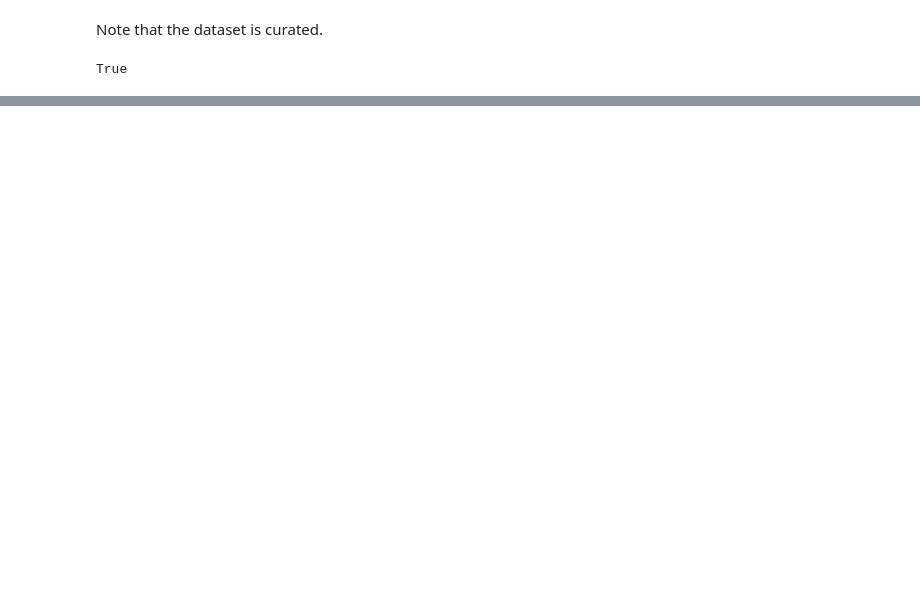
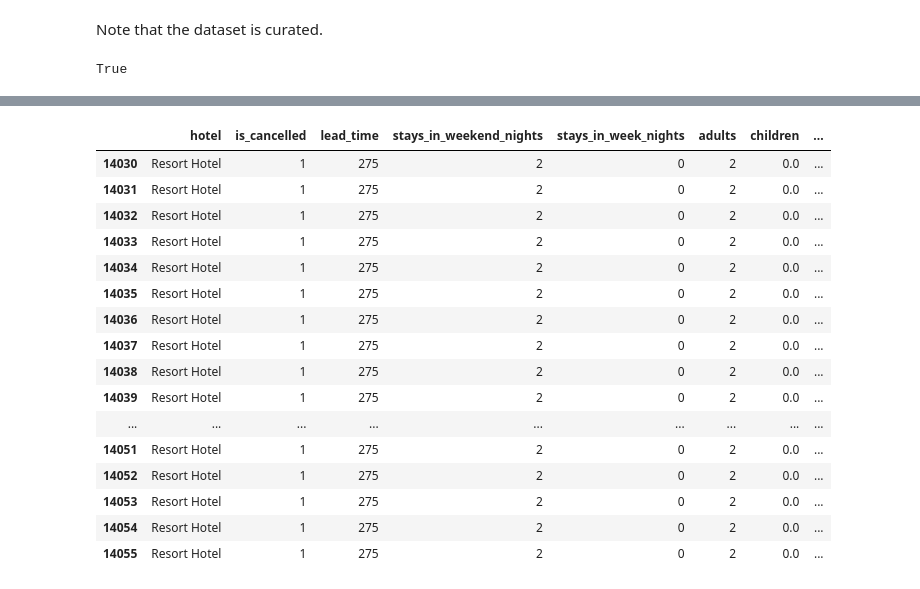
Before and after one commit to lojames/springboard-capstone-project-2, a Jupyter notebook: Capstone 2 Data Wranging.ipynb, the cells around one changed output, grey strips where cells are left out. Saved outputs shown, nothing was run; the diff lists cells and outputs as text; code cells hidden in the pictures; blank space fills up the shorter version.

```diff
--- a/Capstone 2 Data Wranging.ipynb
+++ b/Capstone 2 Data Wranging.ipynb
@@ -411,0 +574,20 @@ In the case of this dataset, faith must be placed that the id_booking has been c
+# %%
+bookings_cleaned[(bookings_cleaned['previous_cancellations']==26)]
+# %% [output]
+|  | hotel | is_cancelled | lead_time | stays_in_weekend_nights | stays_in_week_nights | adults | children | ... |
+| 14030 | Resort Hotel | 1 | 275 | 2 | 0 | 2 | 0.0 | ... |
+| 14031 | Resort Hotel | 1 | 275 | 2 | 0 | 2 | 0.0 | ... |
+| 14032 | Resort Hotel | 1 | 275 | 2 | 0 | 2 | 0.0 | ... |
+| 14033 | Resort Hotel | 1 | 275 | 2 | 0 | 2 | 0.0 | ... |
+| 14034 | Resort Hotel | 1 | 275 | 2 | 0 | 2 | 0.0 | ... |
+| 14035 | Resort Hotel | 1 | 275 | 2 | 0 | 2 | 0.0 | ... |
+| 14036 | Resort Hotel | 1 | 275 | 2 | 0 | 2 | 0.0 | ... |
+| 14037 | Resort Hotel | 1 | 275 | 2 | 0 | 2 | 0.0 | ... |
+| 14038 | Resort Hotel | 1 | 275 | 2 | 0 | 2 | 0.0 | ... |
+| 14039 | Resort Hotel | 1 | 275 | 2 | 0 | 2 | 0.0 | ... |
+| ... | ... | ... | ... | ... | ... | ... | ... | ... |
+| 14051 | Resort Hotel | 1 | 275 | 2 | 0 | 2 | 0.0 | ... |
+| 14052 | Resort Hotel | 1 | 275 | 2 | 0 | 2 | 0.0 | ... |
+| 14053 | Resort Hotel | 1 | 275 | 2 | 0 | 2 | 0.0 | ... |
+| 14054 | Resort Hotel | 1 | 275 | 2 | 0 | 2 | 0.0 | ... |
+| 14055 | Resort Hotel | 1 | 275 | 2 | 0 | 2 | 0.0 | ... |
```
Also changed, not shown: parts of 49 cells of this notebook, 2 other files.
